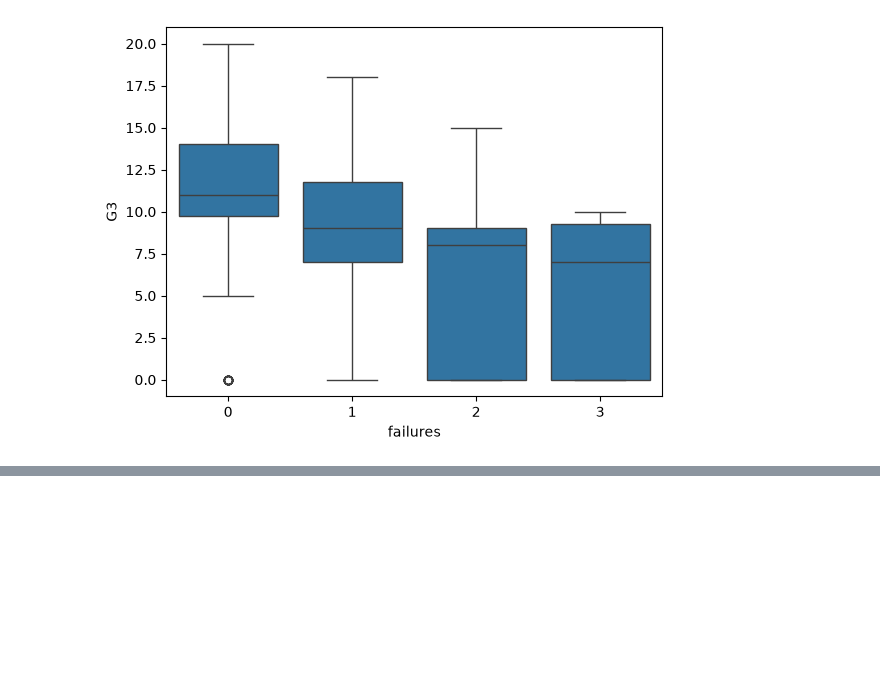
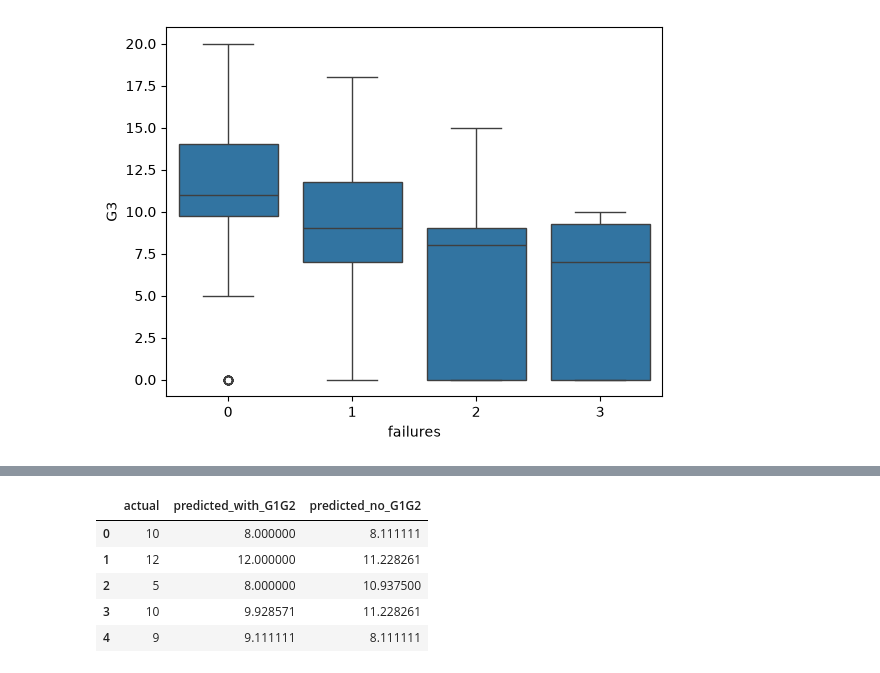
Before and after one commit to sanxhezzz/4334-Student-Performance-Prediction-Group18, a Jupyter notebook: student_grade_prediction.ipynb, the cells around one changed output, grey strips where cells are left out. Saved outputs shown, nothing was run; the diff lists cells and outputs as text; code cells hidden in the pictures; blank space fills up the shorter version.

```diff
--- a/student_grade_prediction.ipynb
+++ b/student_grade_prediction.ipynb
@@ -35,0 +74,7 @@ I noticed that G3's median is higher than the mean of the data set and there is
+# %%
+dt = DecisionTreeRegressor(max_depth=8, random_state=42)
+dt.fit(X_train_ready, y_train)
+dt_pred = dt.predict(X_test_ready)
+
+print("MSE:", mean_squared_error(y_test, dt_pred))
+print("R2:", r2_score(y_test, dt_pred))
@@ -35,0 +84,13 @@ I noticed that G3's median is higher than the mean of the data set and there is
+# %%
+X_no = X.drop(columns=["G1", "G2"])
+Xn_train, Xn_test, yn_train, yn_test = train_test_split(
+    X_no, y, test_size=0.20, random_state=42
+)
+pre_no = TrainingPreprocessor.fit(Xn_train)
+Xn_train_ready = pre_no.transform(Xn_train)
+Xn_test_ready = pre_no.transform(Xn_test)
+
+dt_no = DecisionTreeRegressor(max_depth=5, random_state=42).fit(Xn_train_ready, yn_train)
+dt_no_pred = dt_no.predict(Xn_test_ready)
+print("No G1/G2 -> MSE:", mean_squared_error(yn_test, dt_no_pred),
+      "R2:", r2_score(yn_test, dt_no_pred))
@@ -35,0 +101,15 @@ I noticed that G3's median is higher than the mean of the data set and there is
+# %%
+results = pd.DataFrame({
+    "actual": y_test.values,
+    "predicted_with_G1G2": dt_pred,
+    "predicted_no_G1G2": dt_no_pred,
+})
+results.to_csv("predictions.csv", index=False)
+results.head()
+# %% [output]
+|  | actual | predicted_with_G1G2 | predicted_no_G1G2 |
+| 0 | 10 | 8.000000 | 8.111111 |
+| 1 | 12 | 12.000000 | 11.228261 |
+| 2 | 5 | 8.000000 | 10.937500 |
+| 3 | 10 | 9.928571 | 11.228261 |
+| 4 | 9 | 9.111111 | 8.111111 |
```
Also changed, not shown: parts of 8 cells of this notebook.
